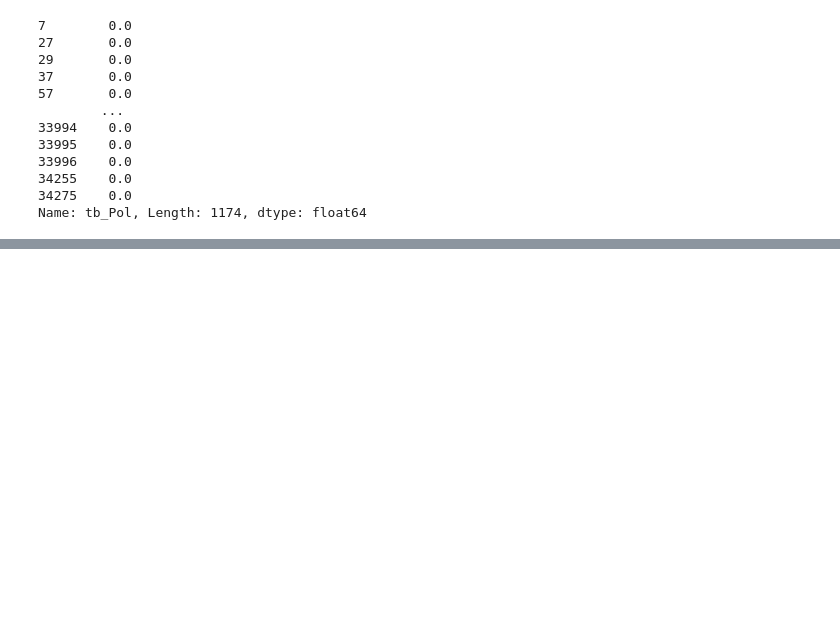
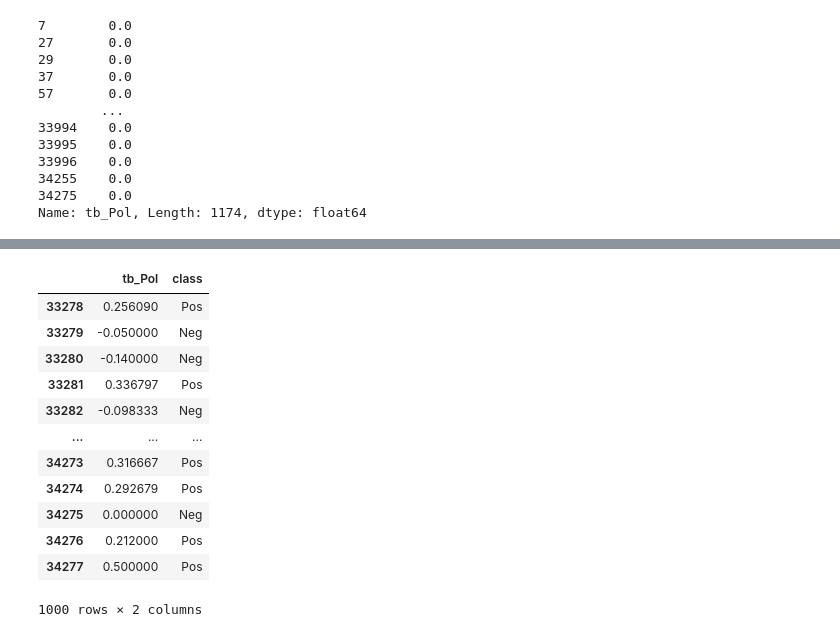
Before and after one commit to khwajajalal/NLP_Hackathon, a Jupyter notebook: hackaton.ipynb, the cells around one changed output, grey strips where cells are left out. Saved outputs shown, nothing was run; the diff lists cells and outputs as text; code cells hidden in the pictures; blank space fills up the shorter version.

```diff
--- a/hackaton.ipynb
+++ b/hackaton.ipynb
@@ -543,0 +534,16 @@ Name: tb_Pol, Length: 1174, dtype: float64
+# %%
+lux[['tb_Pol','class']].tail(1000)
+# %% [output]
+|  | tb_Pol | class |
+| 33278 | 0.256090 | Pos |
+| 33279 | -0.050000 | Neg |
+| 33280 | -0.140000 | Neg |
+| 33281 | 0.336797 | Pos |
+| 33282 | -0.098333 | Neg |
+| ... | ... | ... |
+| 34273 | 0.316667 | Pos |
+| 34274 | 0.292679 | Pos |
+| 34275 | 0.000000 | Neg |
+| 34276 | 0.212000 | Pos |
+| 34277 | 0.500000 | Pos |
+1000 rows × 2 columns
```
Also changed, not shown: parts of 13 cells of this notebook.
